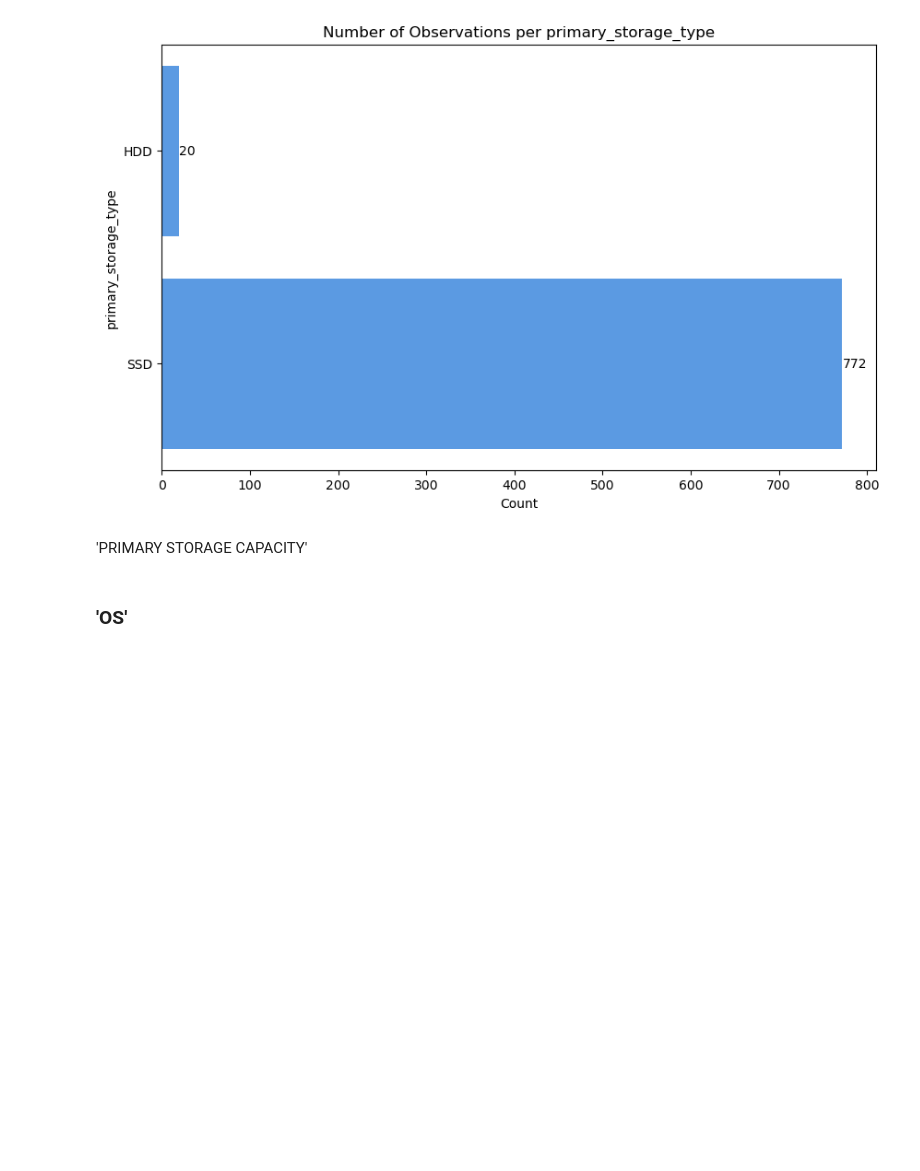
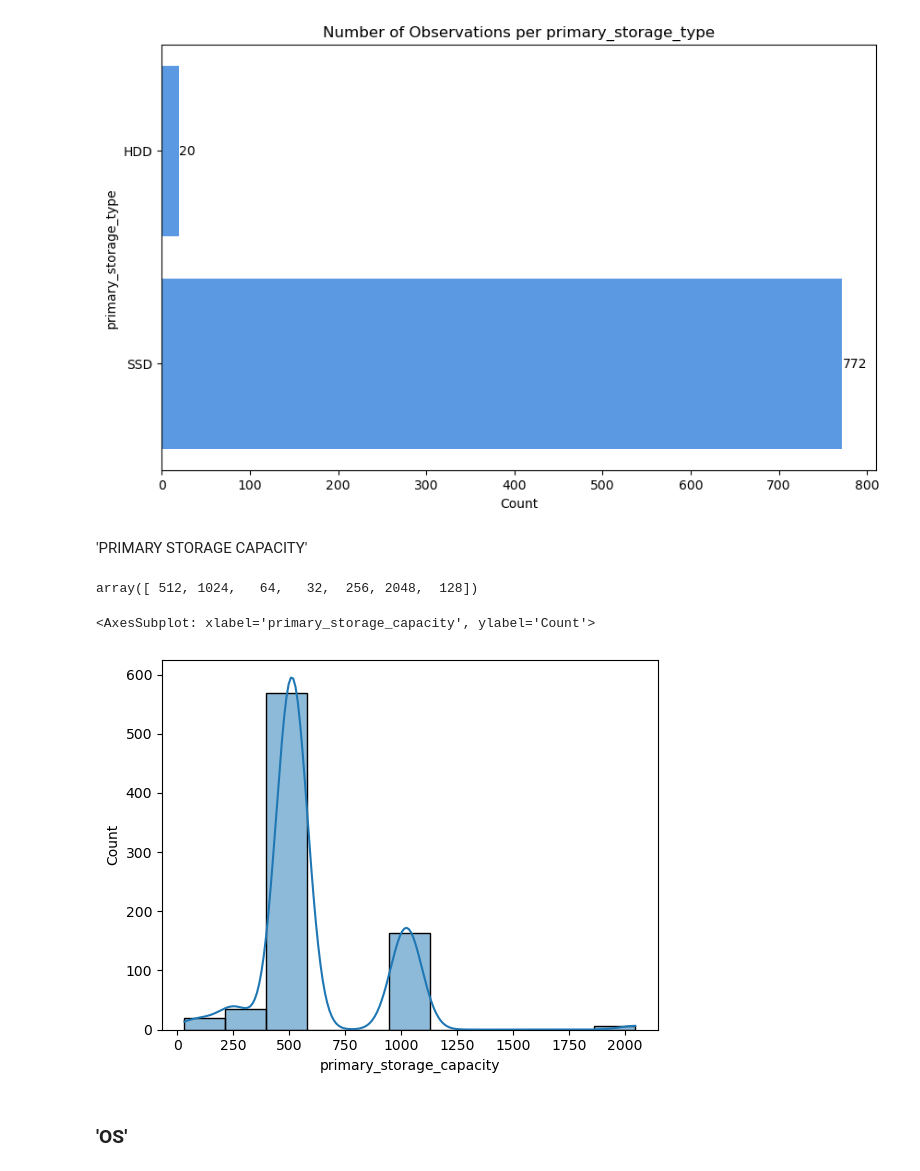
Before and after one commit to kateqwerty001/Laptops_Clustering, a Jupyter notebook: EDA/EDA_LaptopsClustering_Kate.ipynb, the cells around one changed output. Saved outputs shown, nothing was run; the diff lists cells and outputs as text; code cells hidden in the pictures; blank space fills up the shorter version.

```diff
--- a/EDA/EDA_LaptopsClustering_Kate.ipynb
+++ b/EDA/EDA_LaptopsClustering_Kate.ipynb
@@ -186,6 +191,15 @@ get_barplot('primary_storage_type', data)
 [figure]
 # %% [markdown]
 'PRIMARY STORAGE CAPACITY'
+# %%
+pd.unique(data['primary_storage_capacity'])
+# %% [output]
+array([ 512, 1024,   64,   32,  256, 2048,  128])
+# %%
+sns.histplot(data=data, x="primary_storage_capacity", kde=True)
+# %% [output]
+<AxesSubplot: xlabel='primary_storage_capacity', ylabel='Count'>
+[figure, added]
 # %% [markdown]
 ### 'OS'
 # %%
```
Also changed, not shown: parts of 31 cells of this notebook.
